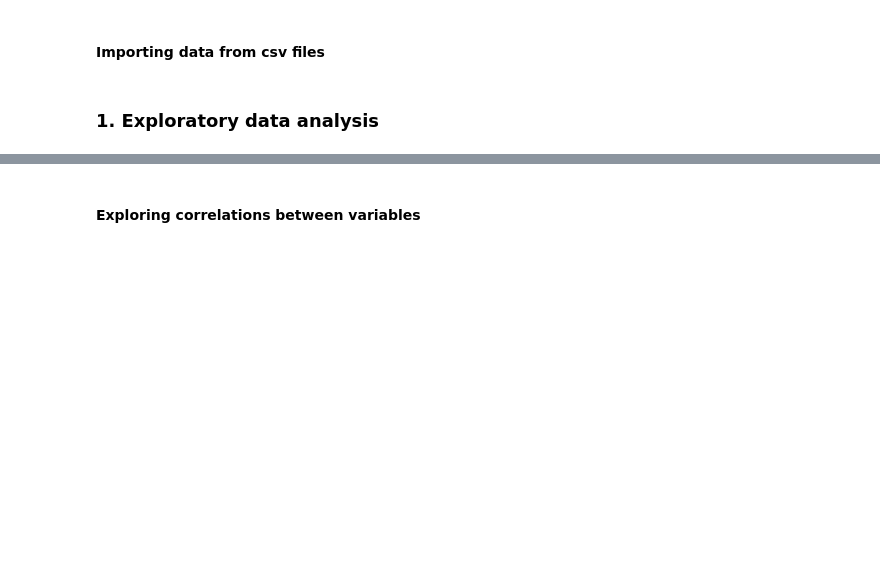
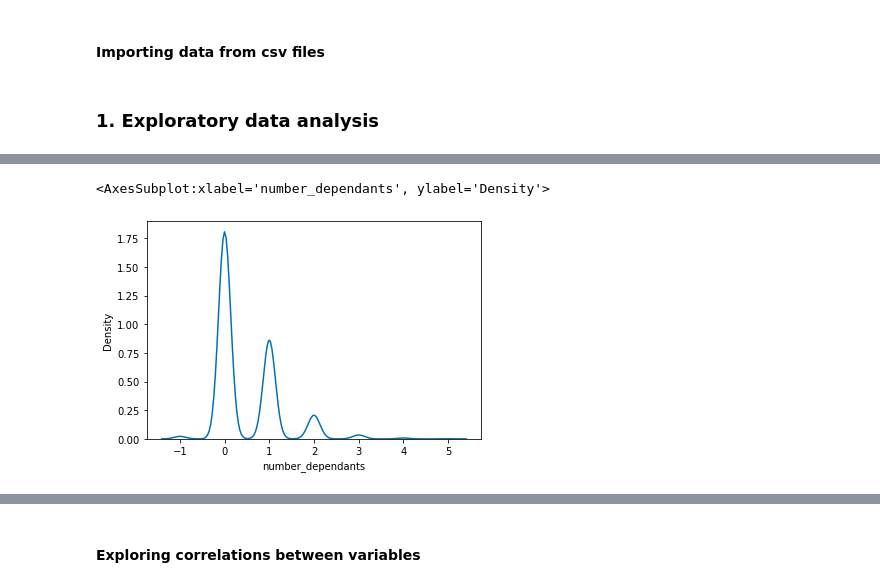
Before and after one commit to kevinmiguel97/Credit-default-model, a Jupyter notebook: Credit_default_model.ipynb, the cells around one changed output, grey strips where cells are left out. Drawn from its saved outputs; the diff is of its cells as text; code cells hidden in the pictures; blank space fills up the shorter version.

```diff
--- a/Credit_default_model.ipynb
+++ b/Credit_default_model.ipynb
@@ -39,0 +99,5 @@ df_train.head()
+# %%
+sns.kdeplot(data=df_test['number_dependants'])
+# %% [output]
+<AxesSubplot:xlabel='number_dependants', ylabel='Density'>
+[figure, added]
```
Also changed, not shown: parts of 12 cells of this notebook.
